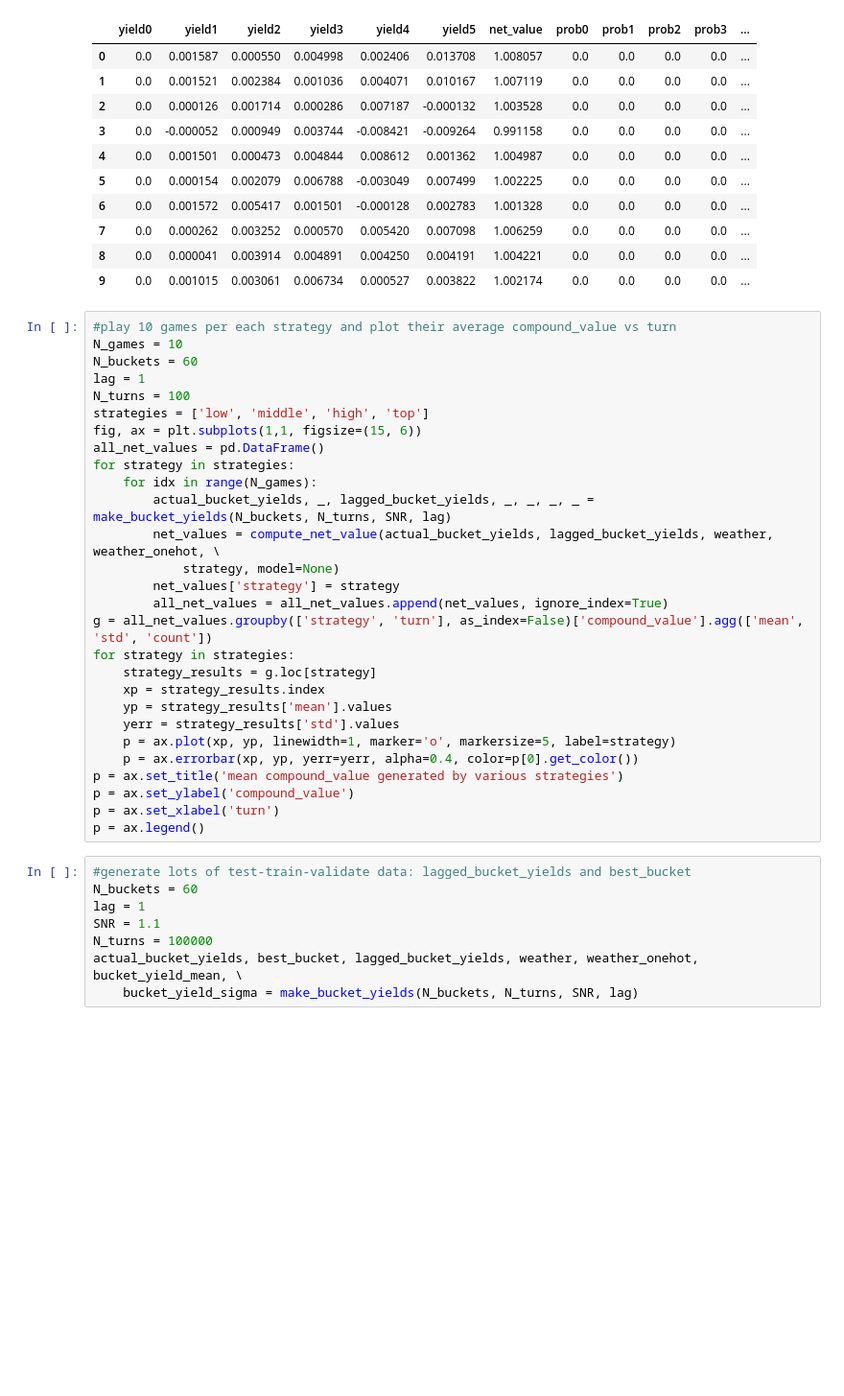
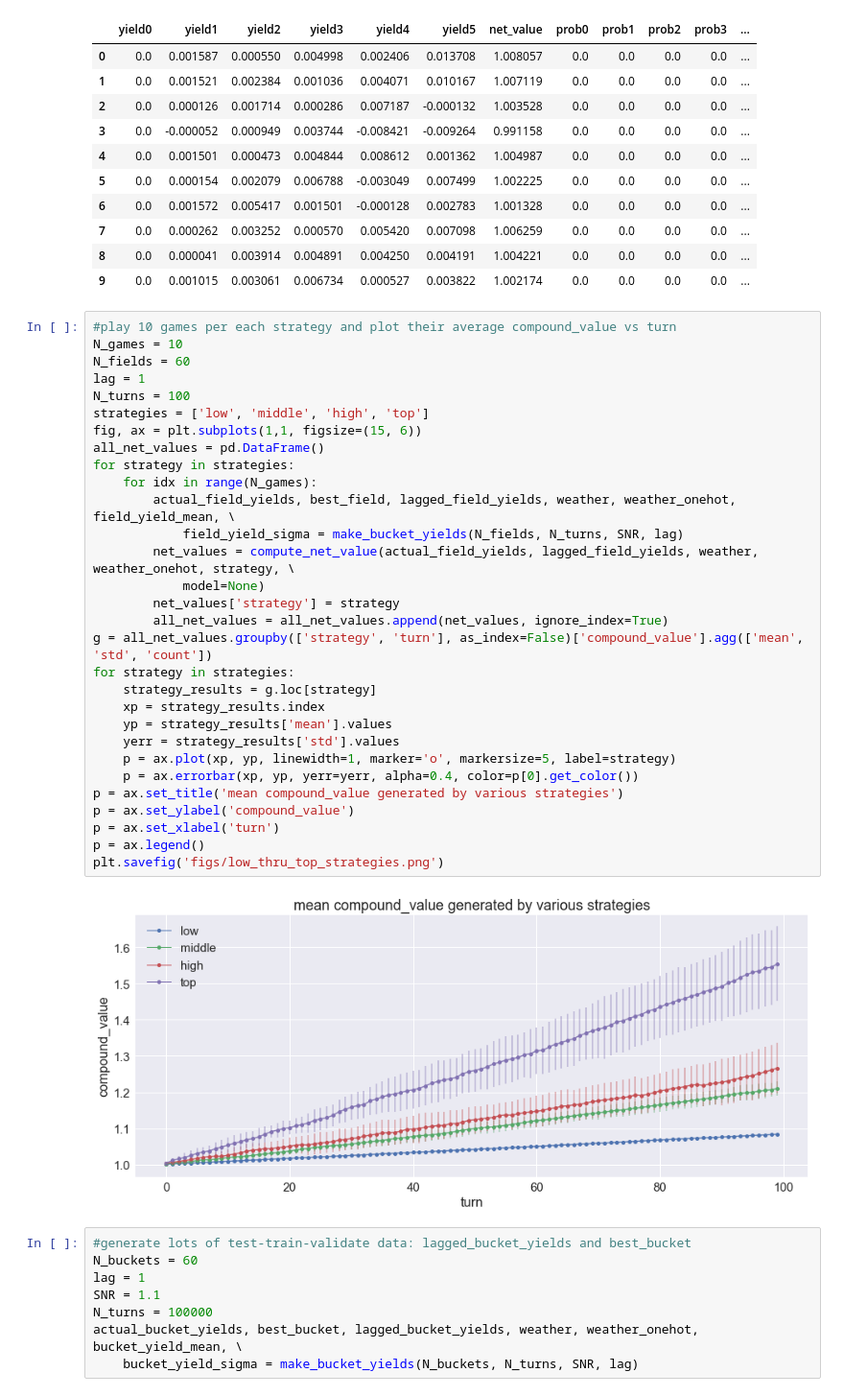
Before and after one commit to joehahn/hivemind, a Jupyter notebook: hivemind.ipynb, the cells around one changed output. Shown at 96% size. Cells and saved outputs as stored; diff of their text form; blank space fills up the shorter version.

```diff
--- a/hivemind.ipynb
+++ b/hivemind.ipynb
@@ -152,31 +152,35 @@ net_values.head(10)
 # %%
 #play 10 games per each strategy and plot their average compound_value vs turn
 N_games = 10
-N_buckets = 60
+N_fields = 60
 lag = 1
 N_turns = 100
 strategies = ['low', 'middle', 'high', 'top']
 fig, ax = plt.subplots(1,1, figsize=(15, 6))
 all_net_values = pd.DataFrame()
 for strategy in strategies:
     for idx in range(N_games):
-        actual_bucket_yields, _, lagged_bucket_yields, _, _, _, _ = make_bucket_yields(N_buckets, N_turns, SNR, lag)
-        net_values = compute_net_value(actual_bucket_yields, lagged_bucket_yields, weather, weather_onehot, \
-            strategy, model=None)
+        actual_field_yields, best_field, lagged_field_yields, weather, weather_onehot, field_yield_mean, \
+            field_yield_sigma = make_bucket_yields(N_fields, N_turns, SNR, lag)
+        net_values = compute_net_value(actual_field_yields, lagged_field_yields, weather, weather_onehot, strategy, \
+            model=None)
         net_values['strategy'] = strategy
         all_net_values = all_net_values.append(net_values, ignore_index=True)
 g = all_net_values.groupby(['strategy', 'turn'], as_index=False)['compound_value'].agg(['mean', 'std', 'count'])
 for strategy in strategies:
     strategy_results = g.loc[strategy]
     xp = strategy_results.index
     yp = strategy_results['mean'].values
     yerr = strategy_results['std'].values
     p = ax.plot(xp, yp, linewidth=1, marker='o', markersize=5, label=strategy)
     p = ax.errorbar(xp, yp, yerr=yerr, alpha=0.4, color=p[0].get_color())
 p = ax.set_title('mean compound_value generated by various strategies')
 p = ax.set_ylabel('compound_value')
 p = ax.set_xlabel('turn')
 p = ax.legend()
+plt.savefig('figs/low_thru_top_strategies.png')
+# %% [output]
+[figure, added]
 # %%
 #generate lots of test-train-validate data: lagged_bucket_yields and best_bucket
 N_buckets = 60
```
Also changed, not shown: 2 other files.
